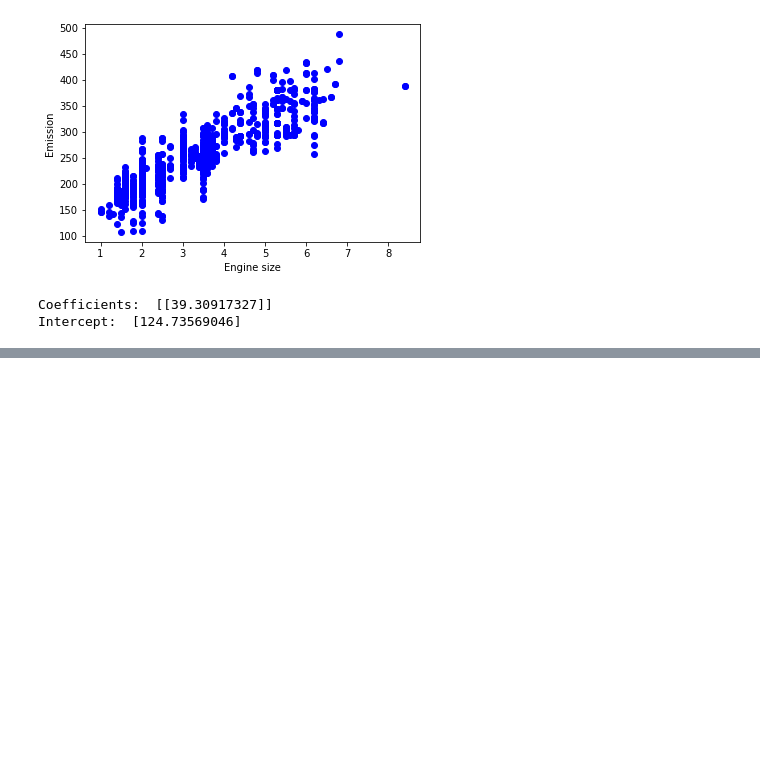
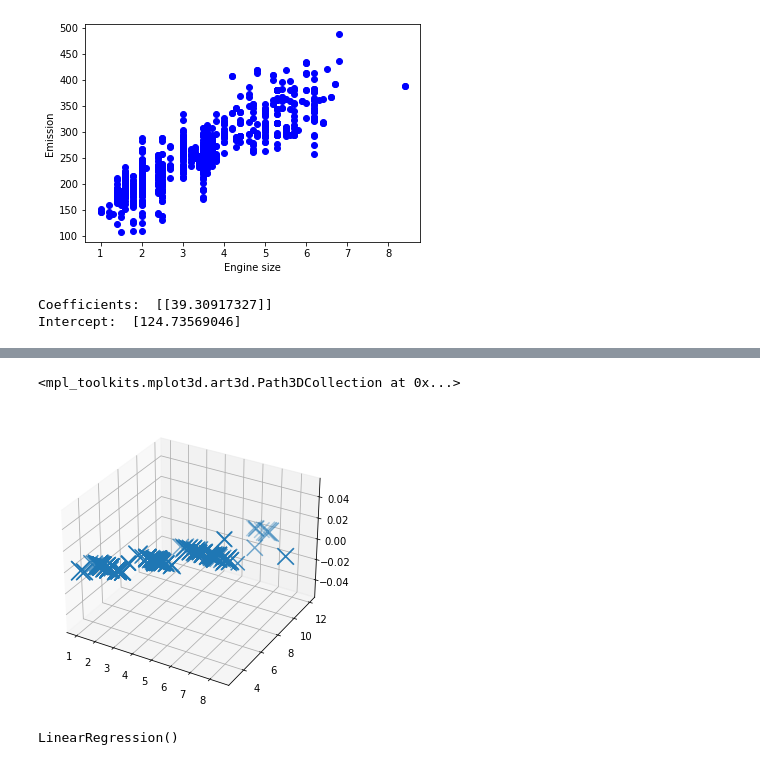
Before and after one commit to danny-cpp/ML-with-Python, a Jupyter notebook: myMLnotebook.ipynb, the cells around one changed output, grey strips where cells are left out. Saved outputs shown, nothing was run; the diff lists cells and outputs as text; code cells hidden in the pictures; blank space fills up the shorter version.

```diff
--- a/myMLnotebook.ipynb
+++ b/myMLnotebook.ipynb
@@ -91,0 +142,22 @@ plt.show()
+# %%
+%matplotlib inline
+from mpl_toolkits.mplot3d import Axes3D
+fig = plt.figure()
+ax = Axes3D(fig)
+plt.scatter(train[['ENGINESIZE']], train[['CYLINDERS']], train[['CO2EMISSIONS']], marker='x')
+# %% [output]
+<mpl_toolkits.mplot3d.art3d.Path3DCollection at 0x...>
+[figure, added]
+# %%
+# Test train split
+msk = np.random.rand(len(df)) < 0.8
+train = df[msk]
+test = df[~msk]
+
+# Modelling
+regr = linear_model.LinearRegression()
+x = np.asanyarray(train[['FUELCONSUMPTION_HWY','FUELCONSUMPTION_CITY']])
+y = np.asanyarray(train[['CO2EMISSIONS']])
+regr.fit (x, y)
+# %% [output]
+LinearRegression()
```
Also changed, not shown: parts of 7 cells of this notebook.
